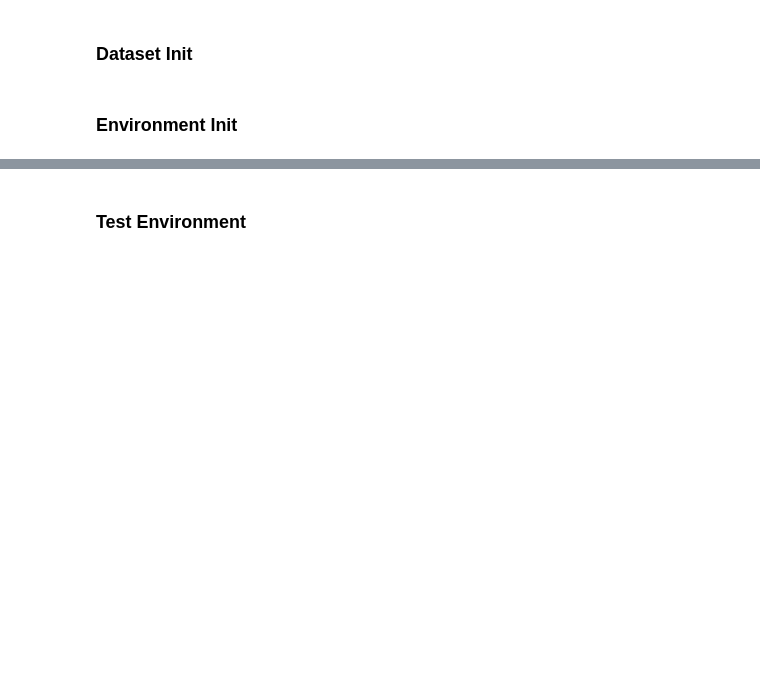
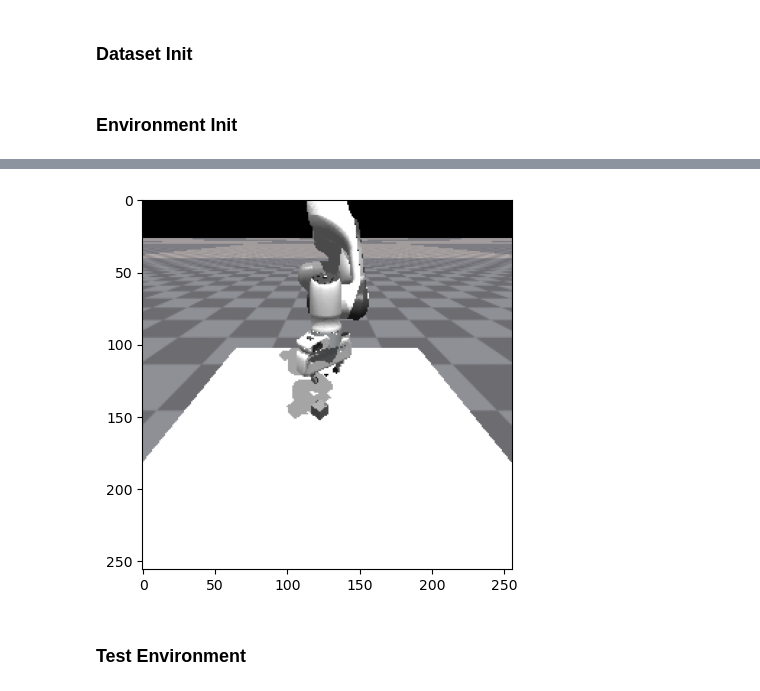
Before and after one commit to theonlynick0430/bc_algos, a Jupyter notebook: notebooks/env.ipynb, the cells around one changed output, grey strips where cells are left out. Drawn from its saved outputs; the diff is of its cells as text; code cells hidden in the pictures; blank space fills up the shorter version.

```diff
--- a/notebooks/env.ipynb
+++ b/notebooks/env.ipynb
@@ -1,11 +4,15 @@
 # %%
-from bc_algos.dataset.robomimic import RobomimicDataset
+from isaacgym import gymtorch
+from isaacgym import gymapi
+
+from bc_algos.envs.isaacgym_simple import IsaacGymEnvSimple
+# from bc_algos.dataset.robomimic import RobomimicDataset
 from bc_algos.dataset.isaac_gym import IsaacGymDataset
-from bc_algos.envs.robosuite import RobosuiteEnv
+# from bc_algos.envs.robosuite import RobosuiteEnv
 from bc_algos.utils.constants import Modality
 import bc_algos.utils.constants as Constants
 import matplotlib.pyplot as plt
 import json
 
 # change this to test different simulator environments
-type = Constants.EnvType.ROBOSUITE
+type = Constants.EnvType.ISAAC_GYM
@@ -28,8 +63,8 @@ if type == Constants.EnvType.ROBOSUITE:
     demo = "demo_0"
 
 elif type == Constants.DatasetType.ISAAC_GYM:
-    path = "../datasets/dataset_v10_diff"
-    action_key = "action"
+    path = "/home/markvdm/Documents/IsaacGym/mental_models_envs/out/mm_simple/dataset_v13_diff"
+    action_key = "actions"
     demo = 0
 # %%
 if type == Constants.EnvType.ROBOSUITE:
@@ -74,3 +109,14 @@ if type == Constants.EnvType.ROBOSUITE:
         use_depth_obs=False,
         **env_meta["env_kwargs"],
     )
+elif type == Constants.EnvType.ISAAC_GYM:
+    env_cfg_file = "../config/isaac_gym_env.json"
+    cfg = json.load(open(env_cfg_file, "r"))
+    env = IsaacGymEnvSimple(
+        env_name="isaac_gyn_env_simple",
+        obs_key_to_modality=obs_key_to_modality,
+        render=False,
+        use_image_obs=True,
+        use_depth_obs=False,
+        cfg=cfg,
+    )
@@ -77,3 +135,11 @@ if type == Constants.EnvType.ROBOSUITE:
+# %%
+img = env.render()
+img.shape
+fig, axs = plt.subplots(1, 1)
+axs.imshow(img)
+plt.show()
+# %% [output]
+[figure, added]
 # %% [markdown]
 ### Test Environment
 # %%
```
Also changed, not shown: parts of 4 cells of this notebook, 6 other files.
